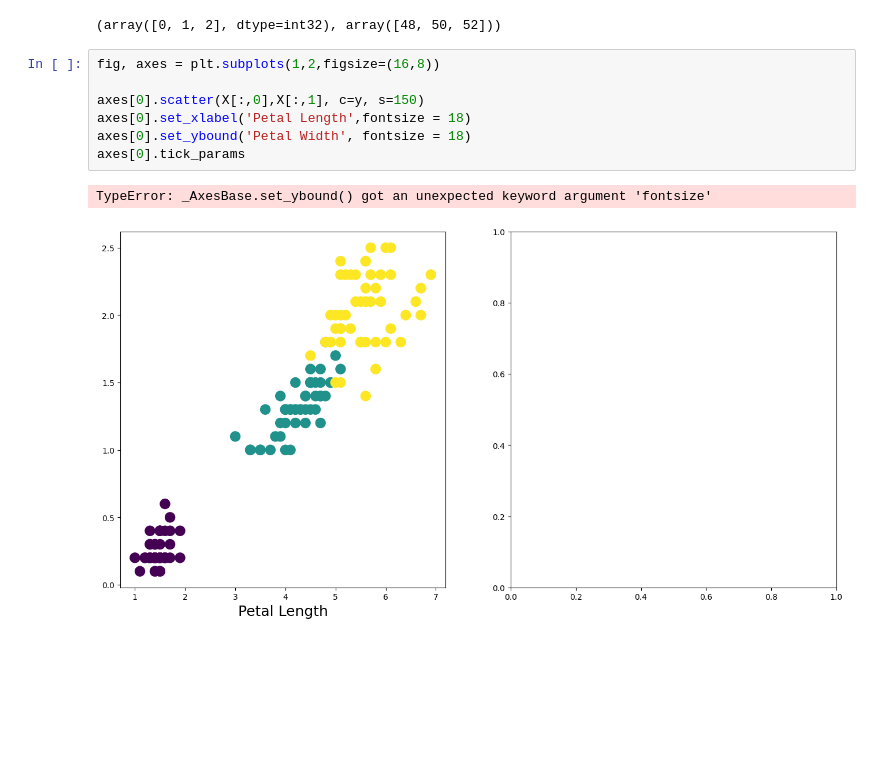
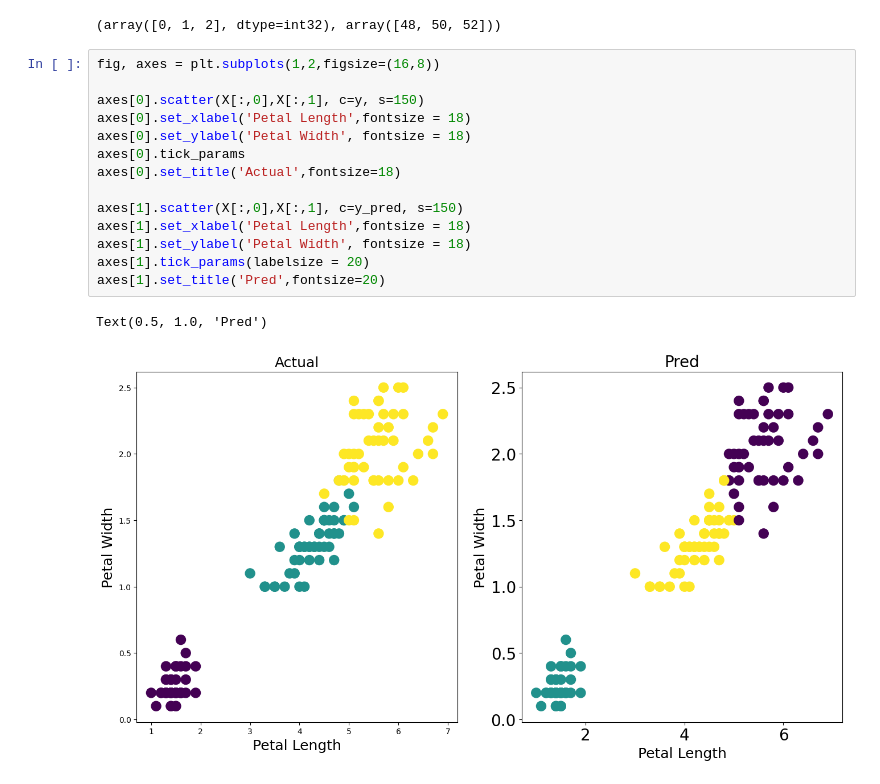
Before and after one commit to Ropung/data-analysis, a Jupyter notebook: 13.K-means Clustering/13K-means Clustering.ipynb, the cells around one changed output. Saved outputs shown, nothing was run; the diff lists cells and outputs as text; blank space fills up the shorter version.

```diff
--- a/13.K-means Clustering/13K-means Clustering.ipynb
+++ b/13.K-means Clustering/13K-means Clustering.ipynb
@@ -91,10 +91,17 @@ np.unique(y_pred,return_counts=True)
 # %%
 fig, axes = plt.subplots(1,2,figsize=(16,8))
 
 axes[0].scatter(X[:,0],X[:,1], c=y, s=150)
 axes[0].set_xlabel('Petal Length',fontsize = 18)
-axes[0].set_ybound('Petal Width', fontsize = 18)
+axes[0].set_ylabel('Petal Width', fontsize = 18)
 axes[0].tick_params
+axes[0].set_title('Actual',fontsize=18)
+
+axes[1].scatter(X[:,0],X[:,1], c=y_pred, s=150)
+axes[1].set_xlabel('Petal Length',fontsize = 18)
+axes[1].set_ylabel('Petal Width', fontsize = 18)
+axes[1].tick_params(labelsize = 20)
+axes[1].set_title('Pred',fontsize=20)
 # %% [output]
-TypeError: _AxesBase.set_ybound() got an unexpected keyword argument 'fontsize'
+Text(0.5, 1.0, 'Pred')
-[figure, old version]
+[figure, new version]
```
Also changed, not shown: parts of 8 cells of this notebook, 7 other files.
